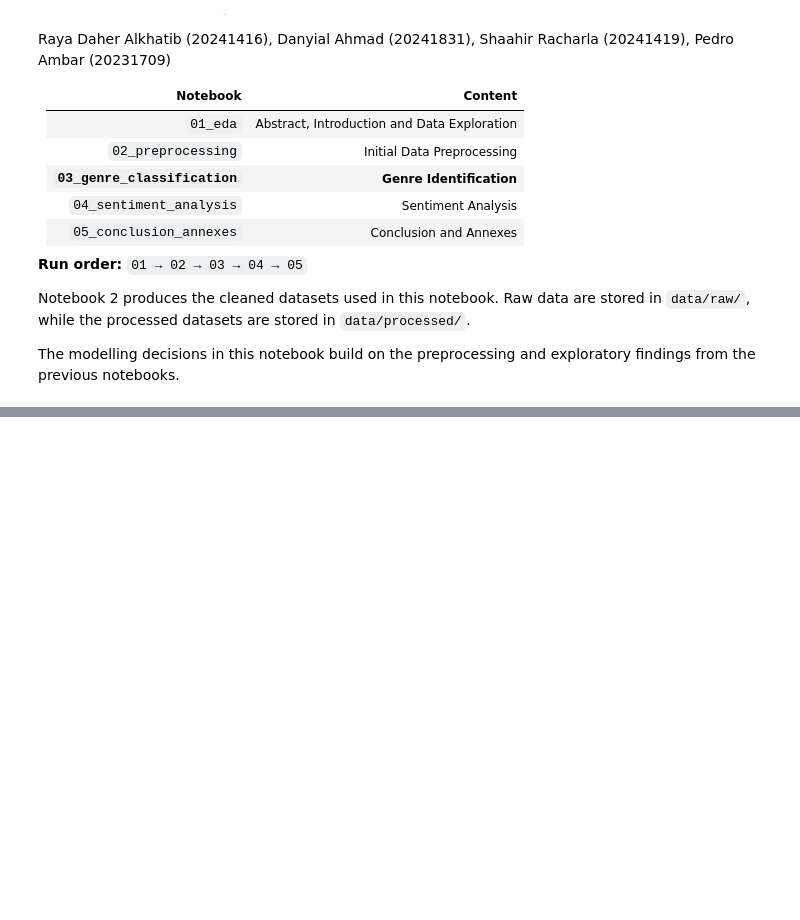
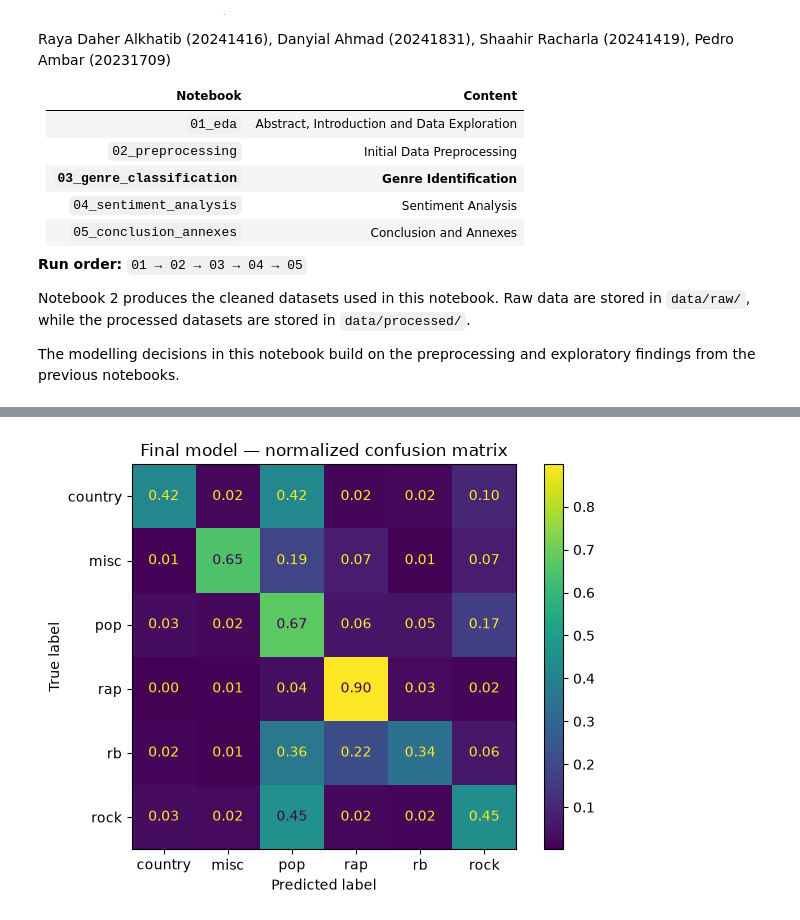
Before and after one commit to heyydaniyal/Music-Genre-Identification, a Jupyter notebook: notebooks/03_genre_classification.ipynb, the cells around one changed output, grey strips where cells are left out. Saved outputs shown, nothing was run; the diff lists cells and outputs as text; code cells hidden in the pictures; blank space fills up the shorter version.

```diff
--- a/notebooks/03_genre_classification.ipynb
+++ b/notebooks/03_genre_classification.ipynb
@@ -1276,0 +211,30 @@ This configuration is retained as the classical machine-learning benchmark for c
+# %%
+dev_df, holdout_df = train_test_split(
+    train,
+    test_size=0.20,
+    random_state=config.SEED,
+    stratify=train["tag"],
+)
+
+screen_df, _ = train_test_split(
+    dev_df,
+    train_size=40_000,
+    random_state=config.SEED,
+    stratify=dev_df["tag"],
+)
+
+screen_cv = StratifiedKFold(
+    n_splits=3,
+    shuffle=True,
+    random_state=config.SEED,
+)
+
+confirm_cv = StratifiedKFold(
+    n_splits=5,
+    shuffle=True,
+    random_state=config.SEED,
+)
+
+print("Development set:", len(dev_df))
+print("Final holdout:", len(holdout_df))
+print("Screening sample:", len(screen_df))
@@ -1276,0 +1786,17 @@ This configuration is retained as the classical machine-learning benchmark for c
+# %%
+ConfusionMatrixDisplay.from_predictions(
+    holdout_df["tag"],
+    holdout_predictions,
+    labels=config.LABELS,
+    normalize="true",
+    values_format=".2f",
+)
+
+plt.title(
+    "Final model — normalized confusion matrix"
+)
+
+plt.tight_layout()
+plt.show()
+# %% [output]
+[figure, added]
```
Also changed, not shown: parts of 155 cells of this notebook, 2 other files.
